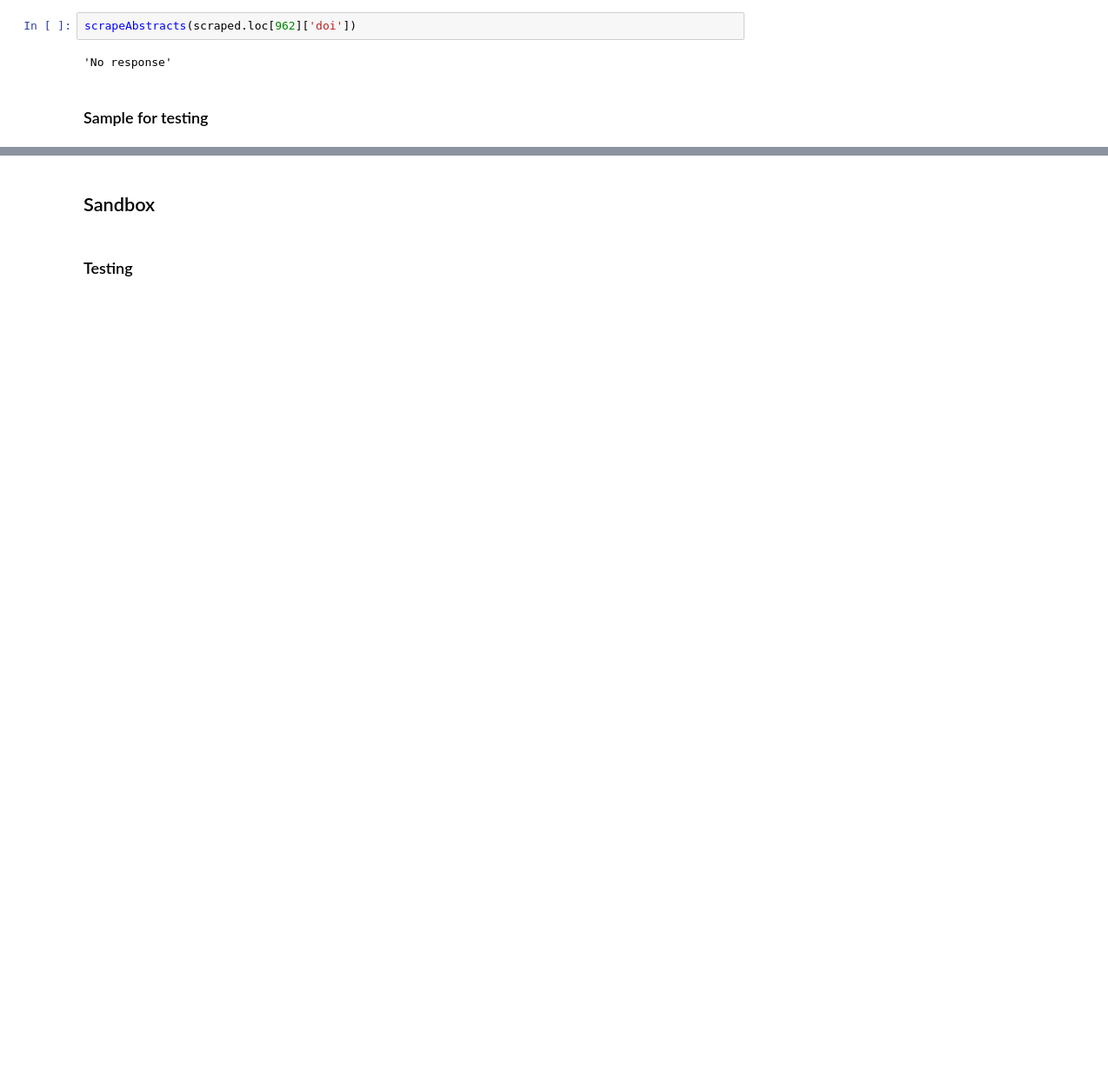
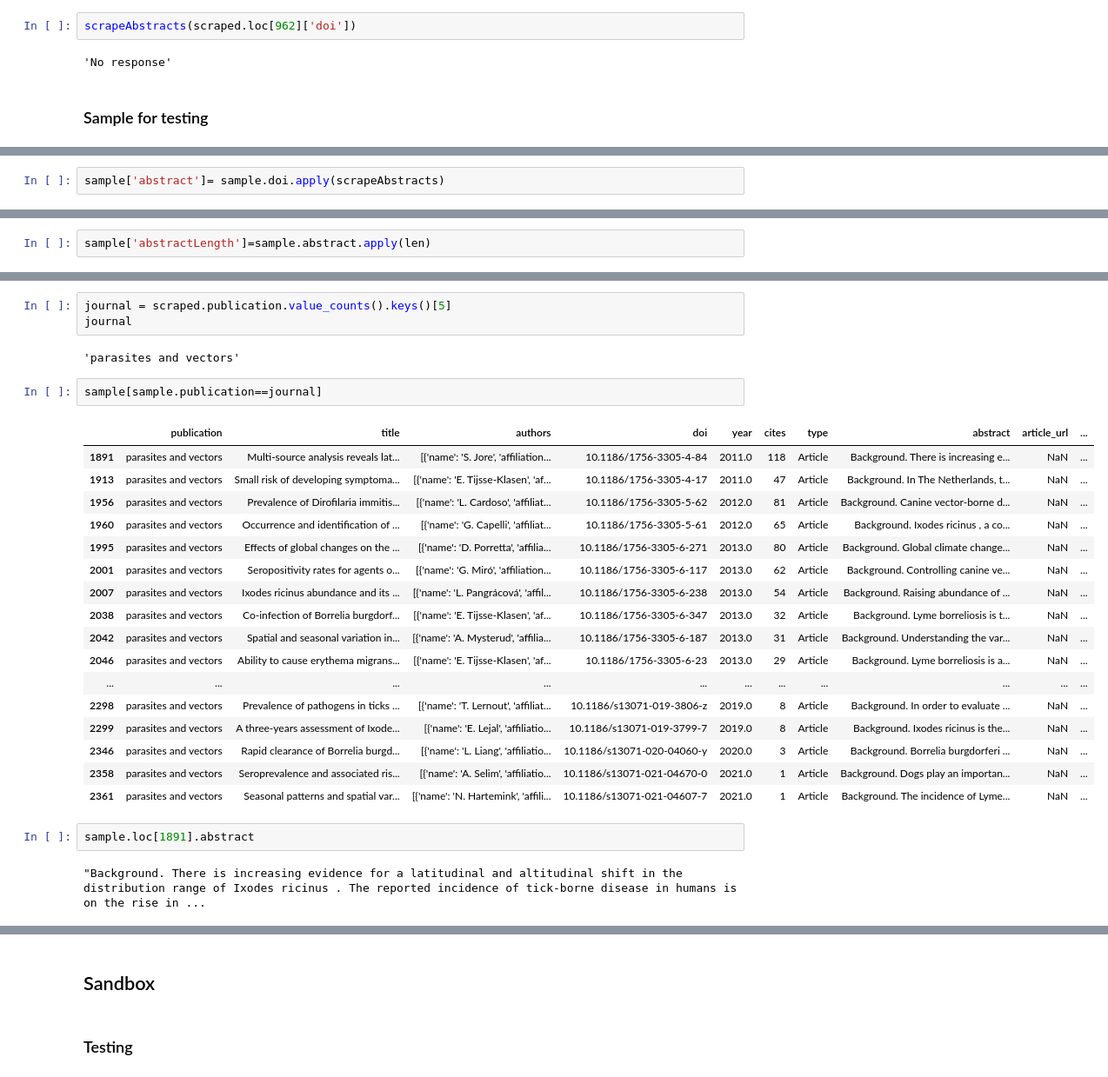
Before and after one commit to PlaybookData/Lyme-Disease-Framing-Analysis, a Jupyter notebook: DataAcquisition2_WebScraping.ipynb, the cells around one changed output, grey strips where cells are left out. Shown at 87% size. Saved outputs shown, nothing was run; the diff lists cells and outputs as text; blank space fills up the shorter version.

```diff
--- a/DataAcquisition2_WebScraping.ipynb
+++ b/DataAcquisition2_WebScraping.ipynb
@@ -769,0 +1084,2 @@ sample.loc[1277].abstract
+# %%
+sample['abstract']= sample.doi.apply(scrapeAbstracts)
@@ -769,0 +1092,2 @@ sample.loc[1277].abstract
+# %%
+sample['abstractLength']=sample.abstract.apply(len)
@@ -771,0 +1136,29 @@ sample.
+# %%
+journal = scraped.publication.value_counts().keys()[5]
+journal
+# %% [output]
+'parasites and vectors'
+# %%
+sample[sample.publication==journal]
+# %% [output]
+|  | publication | title | authors | doi | year | cites | type | abstract | article_url | ... |
+| 1891 | parasites and vectors | Multi-source analysis reveals lat... | [{'name': 'S. Jore', 'affiliation... | 10.1186/1756-3305-4-84 | 2011.0 | 118 | Article | Background. There is increasing e... | NaN | ... |
+| 1913 | parasites and vectors | Small risk of developing symptoma... | [{'name': 'E. Tijsse-Klasen', 'af... | 10.1186/1756-3305-4-17 | 2011.0 | 47 | Article | Background. In The Netherlands, t... | NaN | ... |
+| 1956 | parasites and vectors | Prevalence of Dirofilaria immitis... | [{'name': 'L. Cardoso', 'affiliat... | 10.1186/1756-3305-5-62 | 2012.0 | 81 | Article | Background. Canine vector-borne d... | NaN | ... |
+| 1960 | parasites and vectors | Occurrence and identification of ... | [{'name': 'G. Capelli', 'affiliat... | 10.1186/1756-3305-5-61 | 2012.0 | 65 | Article | Background. Ixodes ricinus , a co... | NaN | ... |
+| 1995 | parasites and vectors | Effects of global changes on the ... | [{'name': 'D. Porretta', 'affilia... | 10.1186/1756-3305-6-271 | 2013.0 | 80 | Article | Background. Global climate change... | NaN | ... |
+| 2001 | parasites and vectors | Seropositivity rates for agents o... | [{'name': 'G. Miró', 'affiliation... | 10.1186/1756-3305-6-117 | 2013.0 | 62 | Article | Background. Controlling canine ve... | NaN | ... |
+| 2007 | parasites and vectors | Ixodes ricinus abundance and its ... | [{'name': 'L. Pangrácová', 'affil... | 10.1186/1756-3305-6-238 | 2013.0 | 54 | Article | Background. Raising abundance of ... | NaN | ... |
+| 2038 | parasites and vectors | Co-infection of Borrelia burgdorf... | [{'name': 'E. Tijsse-Klasen', 'af... | 10.1186/1756-3305-6-347 | 2013.0 | 32 | Article | Background. Lyme borreliosis is t... | NaN | ... |
+| 2042 | parasites and vectors | Spatial and seasonal variation in... | [{'name': 'A. Mysterud', 'affilia... | 10.1186/1756-3305-6-187 | 2013.0 | 31 | Article | Background. Understanding the var... | NaN | ... |
+| 2046 | parasites and vectors | Ability to cause erythema migrans... | [{'name': 'E. Tijsse-Klasen', 'af... | 10.1186/1756-3305-6-23 | 2013.0 | 29 | Article | Background. Lyme borreliosis is a... | NaN | ... |
+| ... | ... | ... | ... | ... | ... | ... | ... | ... | ... | ... |
+| 2298 | parasites and vectors | Prevalence of pathogens in ticks ... | [{'name': 'T. Lernout', 'affiliat... | 10.1186/s13071-019-3806-z | 2019.0 | 8 | Article | Background. In order to evaluate ... | NaN | ... |
+| 2299 | parasites and vectors | A three-years assessment of Ixode... | [{'name': 'E. Lejal', 'affiliatio... | 10.1186/s13071-019-3799-7 | 2019.0 | 8 | Article | Background. Ixodes ricinus is the... | NaN | ... |
+| 2346 | parasites and vectors | Rapid clearance of Borrelia burgd... | [{'name': 'L. Liang', 'affiliatio... | 10.1186/s13071-020-04060-y | 2020.0 | 3 | Article | Background. Borrelia burgdorferi ... | NaN | ... |
+| 2358 | parasites and vectors | Seroprevalence and associated ris... | [{'name': 'A. Selim', 'affiliatio... | 10.1186/s13071-021-04670-0 | 2021.0 | 1 | Article | Background. Dogs play an importan... | NaN | ... |
+| 2361 | parasites and vectors | Seasonal patterns and spatial var... | [{'name': 'N. Hartemink', 'affili... | 10.1186/s13071-021-04607-7 | 2021.0 | 1 | Article | Background. The incidence of Lyme... | NaN | ... |
+# %%
+sample.loc[1891].abstract
+# %% [output]
+"Background. There is increasing evidence for a latitudinal and altitudinal shift in the distribution range of Ixodes ricinus . The reported incidence of tick-borne disease in humans is on the rise in ...
```
Also changed, not shown: parts of 115 cells of this notebook, 4 other files.
